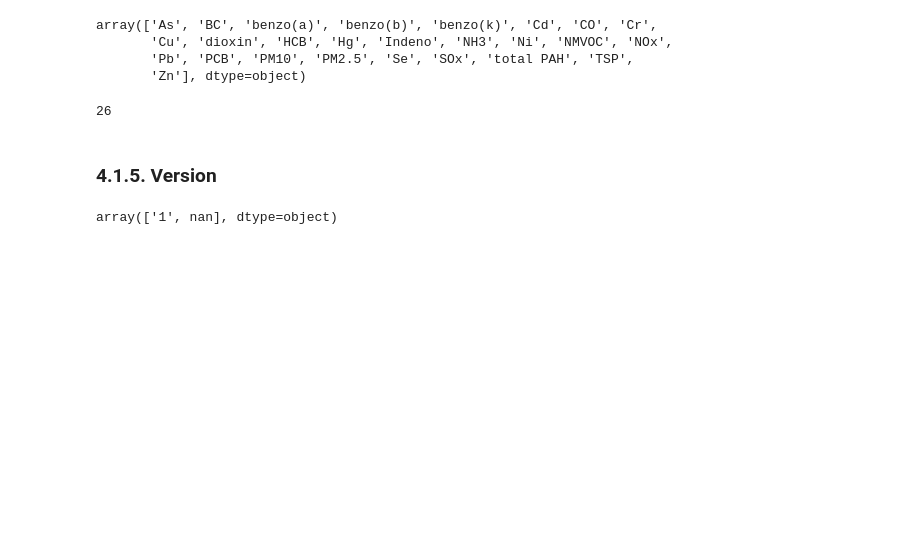
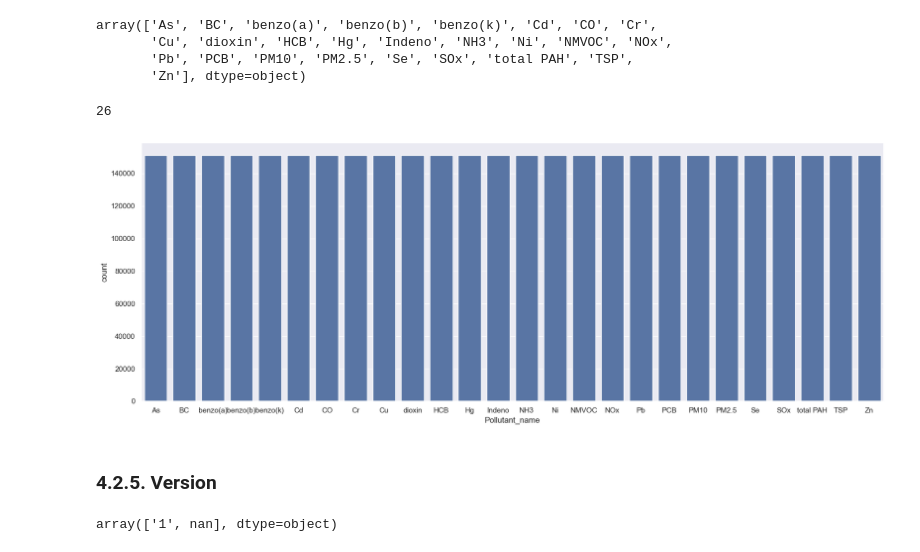
Before and after one commit to simboli/Computer-programming-and-data-management-Assignment, a Jupyter notebook: 001.National emissions LRTAP 2023.ipynb, the cells around one changed output. Cells and saved outputs as stored; diff of their text form; code cells hidden in the pictures; blank space fills up the shorter version.

Commit message:
Add seaborn charts

```diff
--- a/001.National emissions LRTAP 2023.ipynb
+++ b/001.National emissions LRTAP 2023.ipynb
@@ -189,8 +197,13 @@ array(['As', 'BC', 'benzo(a)', 'benzo(b)', 'benzo(k)', 'Cd', 'CO', 'Cr',
 df_LRTAPemissions.Pollutant_name.nunique()
 # %% [output]
 26
+# %%
+sns.set(rc={'figure.figsize':(20,7)})
+sns.countplot(x='Pollutant_name', data=df_LRTAPemissions);
+# %% [output]
+[figure, added]
 # %% [markdown]
-### 4.1.5. Version
+### 4.2.5. Version
 # %%
 df_LRTAPemissions.VersionId.unique()
 # %% [output]
```
Also changed, not shown: parts of 29 cells of this notebook.
